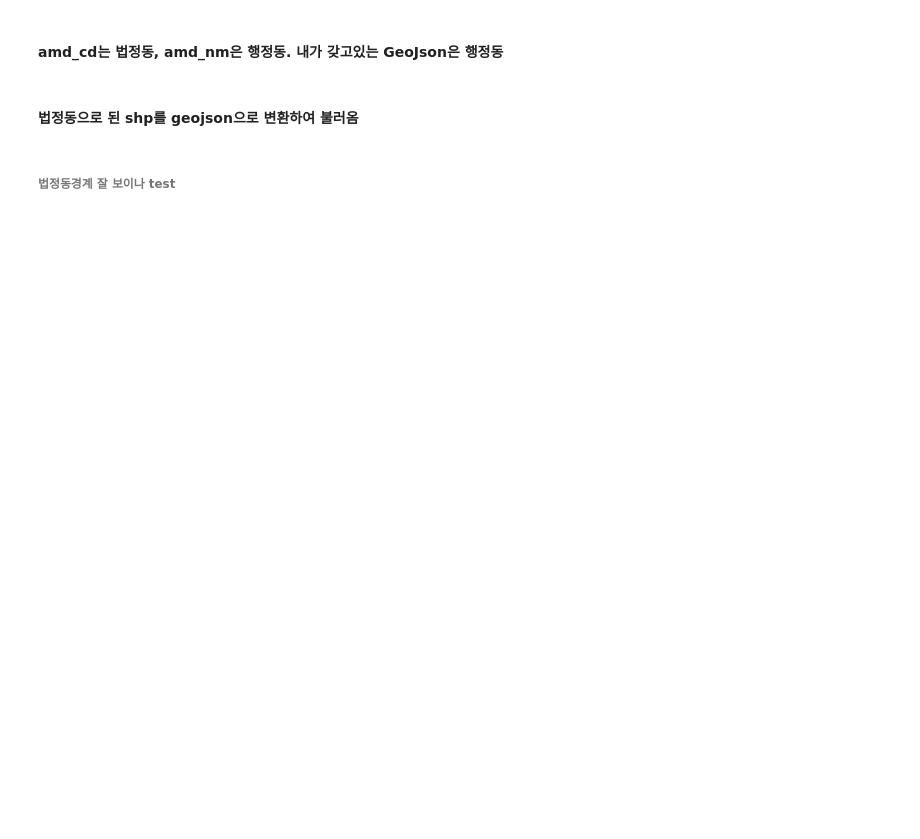
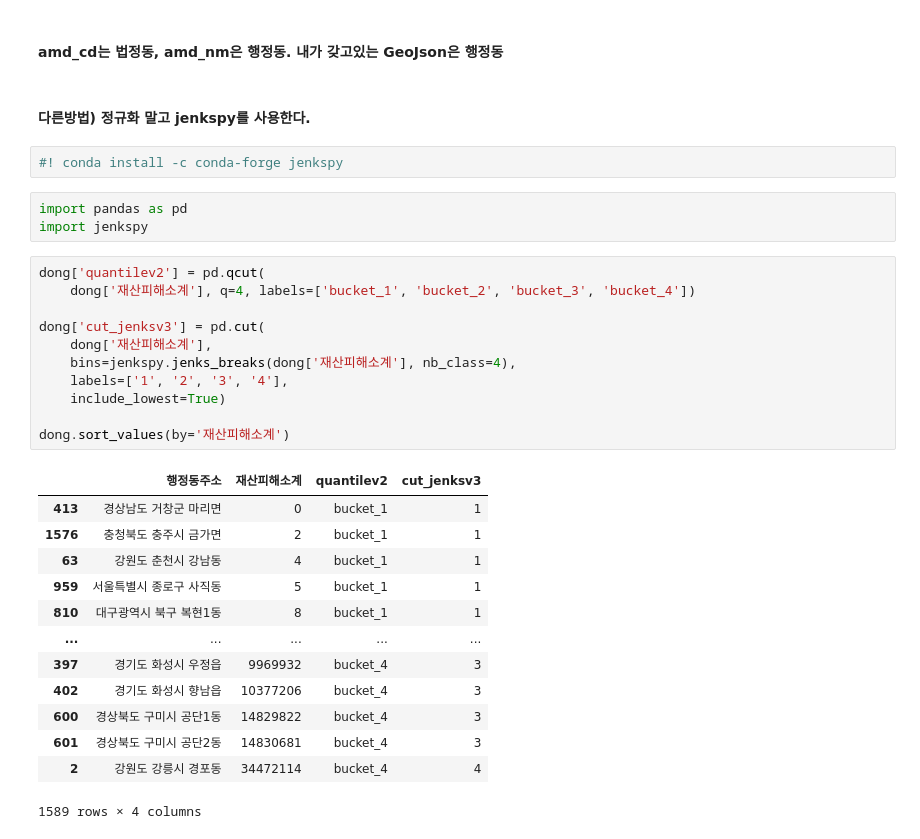
Before and after one commit to JuheePak/Convergence_project, a Jupyter notebook: src/fire_map.ipynb, the cells around one changed output. Drawn from its saved outputs; the diff is of its cells as text; blank space fills up the shorter version.

```diff
--- a/src/fire_map.ipynb
+++ b/src/fire_map.ipynb
@@ -443,6 +423,34 @@ map_osm.save('data/fire_dong_map.html')
 # %% [markdown]
 #### amd_cd는 법정동, amd_nm은 행정동. 내가 갖고있는 GeoJson은 행정동
-# %% [markdown]
-#### 법정동으로 된 shp를 geojson으로 변환하여 불러옴
-# %% [markdown]
-###### 법정동경계 잘 보이나 test
+# %% [markdown]
+#### 다른방법) 정규화 말고 jenkspy를 사용한다.
+# %%
+#! conda install -c conda-forge jenkspy
+# %%
+import pandas as pd
+import jenkspy
+# %%
+dong['quantilev2'] = pd.qcut(
+    dong['재산피해소계'], q=4, labels=['bucket_1', 'bucket_2', 'bucket_3', 'bucket_4'])
+
+dong['cut_jenksv3'] = pd.cut(
+    dong['재산피해소계'],
+    bins=jenkspy.jenks_breaks(dong['재산피해소계'], nb_class=4),
+    labels=['1', '2', '3', '4'],
+    include_lowest=True)
+
+dong.sort_values(by='재산피해소계')
+# %% [output]
+|  | 행정동주소 | 재산피해소계 | quantilev2 | cut_jenksv3 |
+| 413 | 경상남도 거창군 마리면 | 0 | bucket_1 | 1 |
+| 1576 | 충청북도 충주시 금가면 | 2 | bucket_1 | 1 |
+| 63 | 강원도 춘천시 강남동 | 4 | bucket_1 | 1 |
+| 959 | 서울특별시 종로구 사직동 | 5 | bucket_1 | 1 |
+| 810 | 대구광역시 북구 복현1동 | 8 | bucket_1 | 1 |
+| ... | ... | ... | ... | ... |
+| 397 | 경기도 화성시 우정읍 | 9969932 | bucket_4 | 3 |
+| 402 | 경기도 화성시 향남읍 | 10377206 | bucket_4 | 3 |
+| 600 | 경상북도 구미시 공단1동 | 14829822 | bucket_4 | 3 |
+| 601 | 경상북도 구미시 공단2동 | 14830681 | bucket_4 | 3 |
+| 2 | 강원도 강릉시 경포동 | 34472114 | bucket_4 | 4 |
+1589 rows × 4 columns
```
Also changed, not shown: parts of 7 cells of this notebook, 1 other file.
